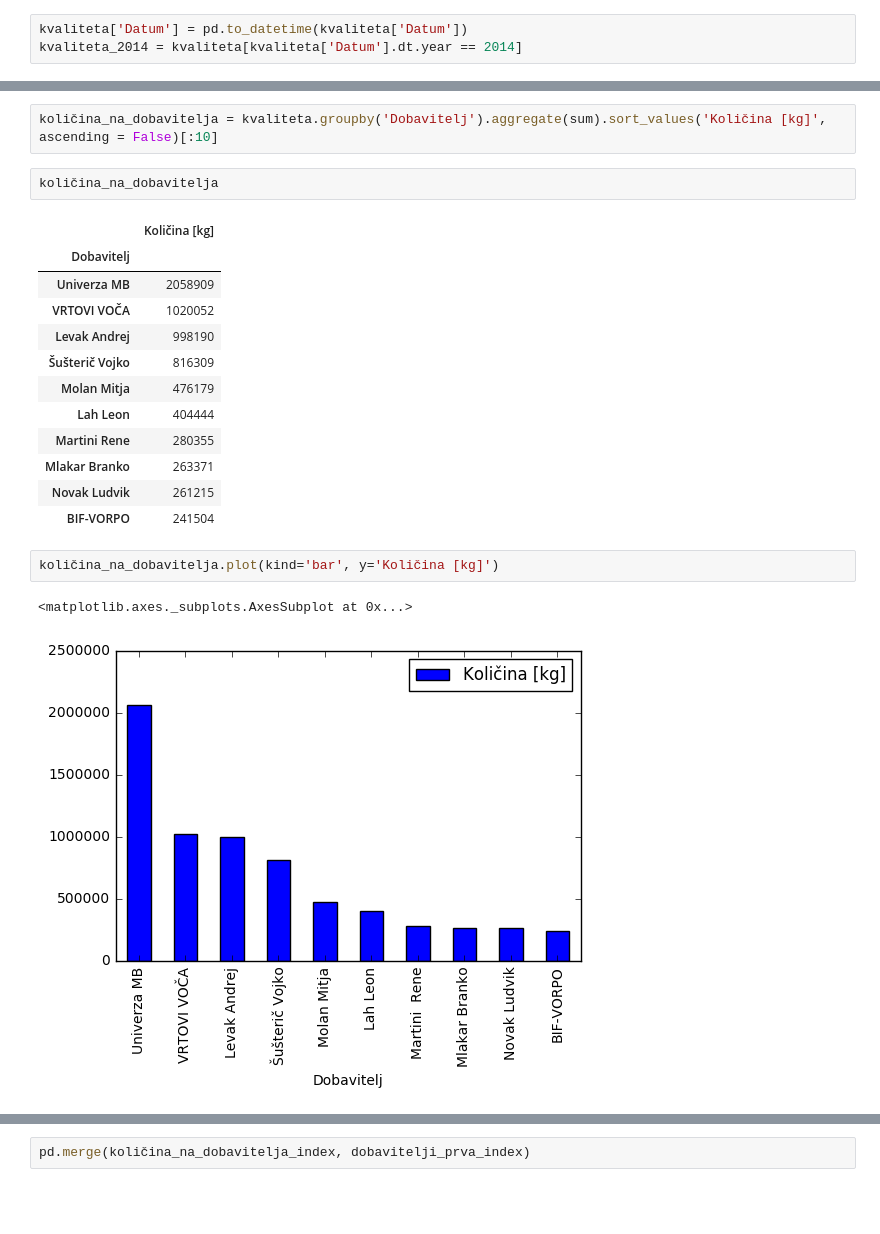
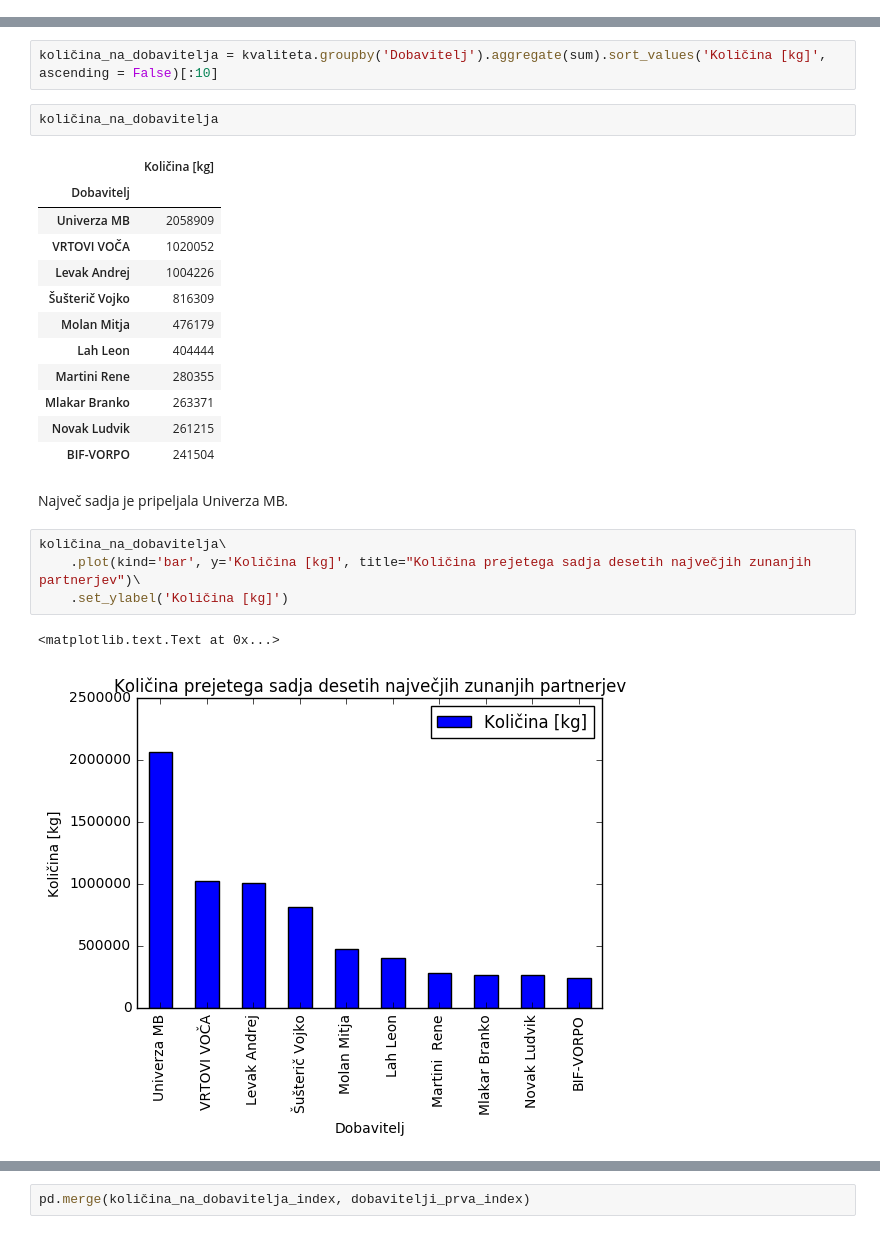
Before and after one commit to adrstvensek/Kvaliteta-prejetega-sadja, a Jupyter notebook: Projekt.ipynb, the cells around one changed output, grey strips where cells are left out. Saved outputs shown, nothing was run; the diff lists cells and outputs as text; blank space fills up the shorter version.

```diff
--- a/Projekt.ipynb
+++ b/Projekt.ipynb
@@ -62,3 +59,0 @@ Na splošno je v hladilnico pripeljanih veliko več jabolk 1. kvalitete kot pa i
-# %%
-kvaliteta['Datum'] = pd.to_datetime(kvaliteta['Datum'])
-kvaliteta_2014 = kvaliteta[kvaliteta['Datum'].dt.year == 2014]
@@ -91,7 +129,7 @@ količina_na_dobavitelja
 | Dobavitelj |  |
 | Univerza MB | 2058909 |
 | VRTOVI VOČA | 1020052 |
-| Levak Andrej | 998190 |
+| Levak Andrej | 1004226 |
 | Šušterič Vojko | 816309 |
 | Molan Mitja | 476179 |
 | Lah Leon | 404444 |
@@ -99,10 +137,14 @@ količina_na_dobavitelja
 | Mlakar Branko | 263371 |
 | Novak Ludvik | 261215 |
 | BIF-VORPO | 241504 |
+# %% [markdown]
+Največ sadja je pripeljala Univerza MB.
 # %%
-količina_na_dobavitelja.plot(kind='bar', y='Količina [kg]')
+količina_na_dobavitelja\
+    .plot(kind='bar', y='Količina [kg]', title="Količina prejetega sadja desetih največjih zunanjih partnerjev")\
+    .set_ylabel('Količina [kg]')
 # %% [output]
-<matplotlib.axes._subplots.AxesSubplot at 0x...>
+<matplotlib.text.Text at 0x...>
-[figure, old version]
+[figure, new version]
 # %%
 količina_na_dobavitelja_index = količina_na_dobavitelja.reset_index()
```
Also changed, not shown: parts of 28 cells of this notebook.
